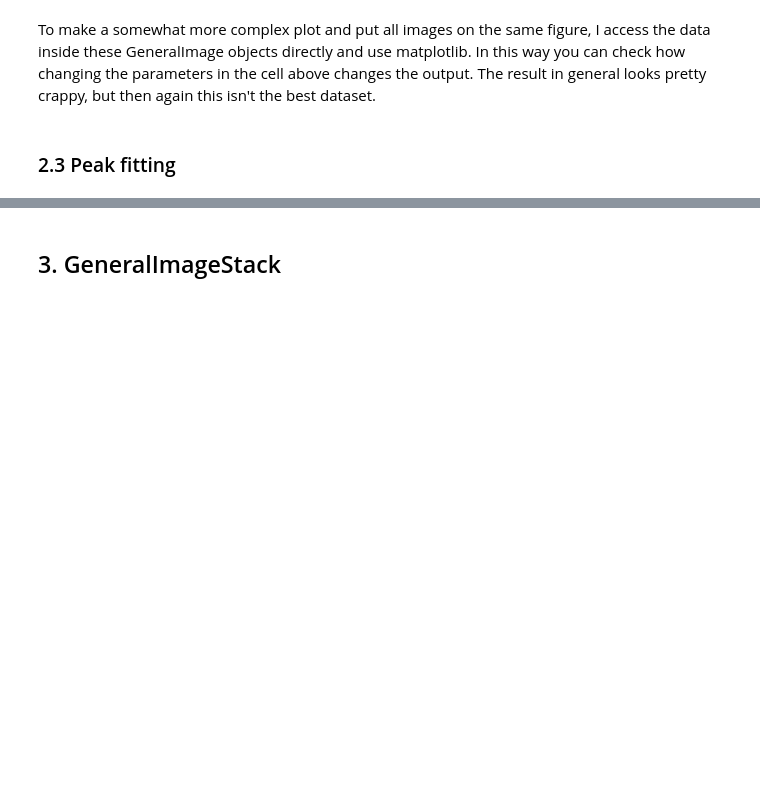
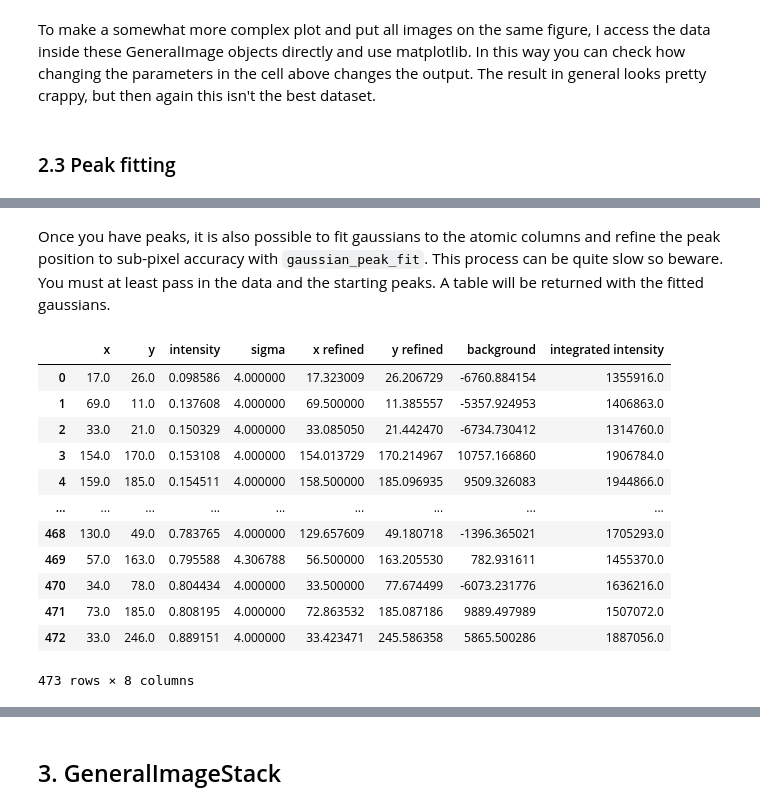
Before and after one commit to din14970/TEMMETA, a Jupyter notebook: examples/TEMMETA demonstration.ipynb, the cells around one changed output, grey strips where cells are left out. Drawn from its saved outputs; the diff is of its cells as text; code cells hidden in the pictures; blank space fills up the shorter version.

Commit message:
reworked peak fitting a bit

```diff
--- a/examples/TEMMETA demonstration.ipynb
+++ b/examples/TEMMETA demonstration.ipynb
@@ -472,0 +475,2 @@ ax4.set_axis_off()
+# %%
+pks = fp.find_peaks(av.data, gauss_args=(3, 0.5), min_dist=3, min_int=0.05)
@@ -472,0 +503,20 @@ ax4.set_axis_off()
+# %% [markdown]
+Once you have peaks, it is also possible to fit gaussians to the atomic columns and refine the peak position to sub-pixel accuracy with `gaussian_peak_fit`. This process can be quite slow so beware. You must at least pass in the data and the starting peaks. A table will be returned with the fitted gaussians.
+# %%
+rpks = fp.gaussian_peak_fit(av.data, pks)
+# %%
+rpks
+# %% [output]
+|  | x | y | intensity | sigma | x refined | y refined | background | integrated intensity |
+| 0 | 17.0 | 26.0 | 0.098586 | 4.000000 | 17.323009 | 26.206729 | -6760.884154 | 1355916.0 |
+| 1 | 69.0 | 11.0 | 0.137608 | 4.000000 | 69.500000 | 11.385557 | -5357.924953 | 1406863.0 |
+| 2 | 33.0 | 21.0 | 0.150329 | 4.000000 | 33.085050 | 21.442470 | -6734.730412 | 1314760.0 |
+| 3 | 154.0 | 170.0 | 0.153108 | 4.000000 | 154.013729 | 170.214967 | 10757.166860 | 1906784.0 |
+| 4 | 159.0 | 185.0 | 0.154511 | 4.000000 | 158.500000 | 185.096935 | 9509.326083 | 1944866.0 |
+| ... | ... | ... | ... | ... | ... | ... | ... | ... |
+| 468 | 130.0 | 49.0 | 0.783765 | 4.000000 | 129.657609 | 49.180718 | -1396.365021 | 1705293.0 |
+| 469 | 57.0 | 163.0 | 0.795588 | 4.306788 | 56.500000 | 163.205530 | 782.931611 | 1455370.0 |
+| 470 | 34.0 | 78.0 | 0.804434 | 4.000000 | 33.500000 | 77.674499 | -6073.231776 | 1636216.0 |
+| 471 | 73.0 | 185.0 | 0.808195 | 4.000000 | 72.863532 | 185.087186 | 9889.497989 | 1507072.0 |
+| 472 | 33.0 | 246.0 | 0.889151 | 4.000000 | 33.423471 | 245.586358 | 5865.500286 | 1887056.0 |
+473 rows × 8 columns
```
Also changed, not shown: parts of 13 cells of this notebook, 2 other files.
